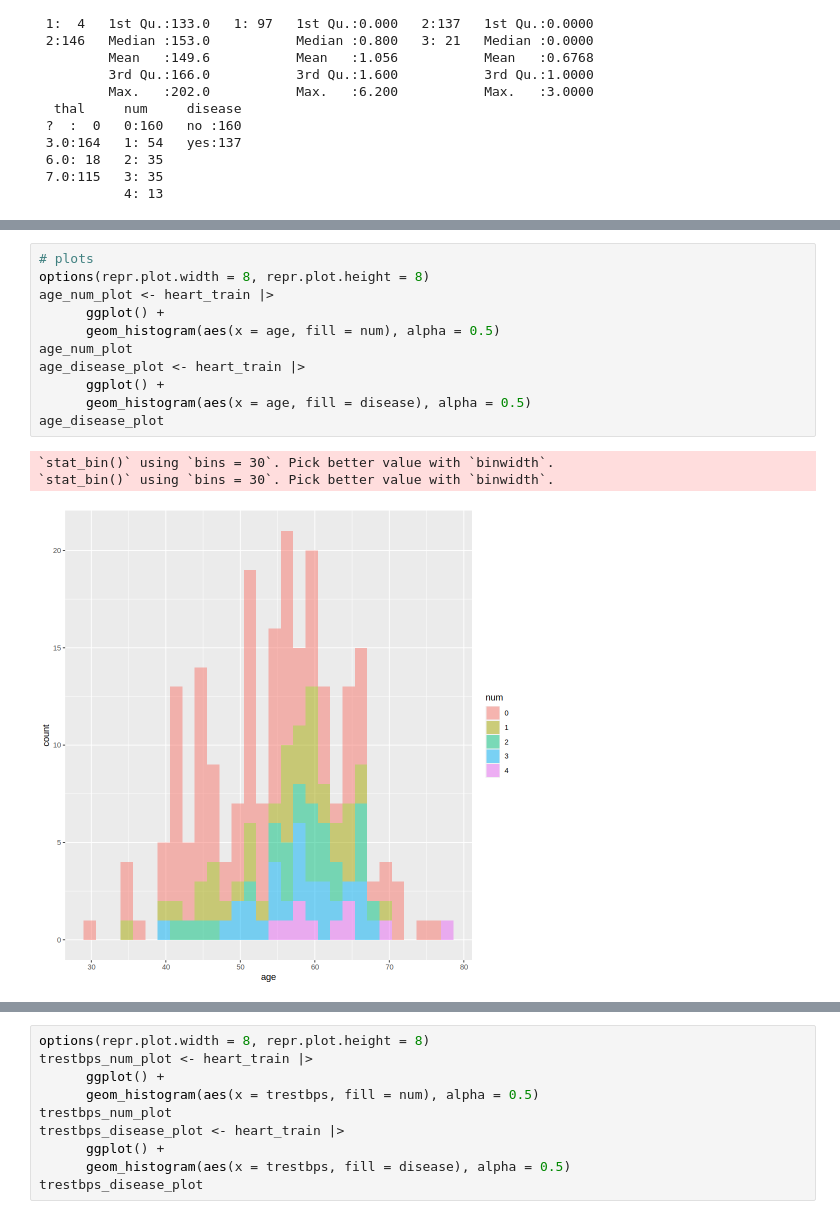
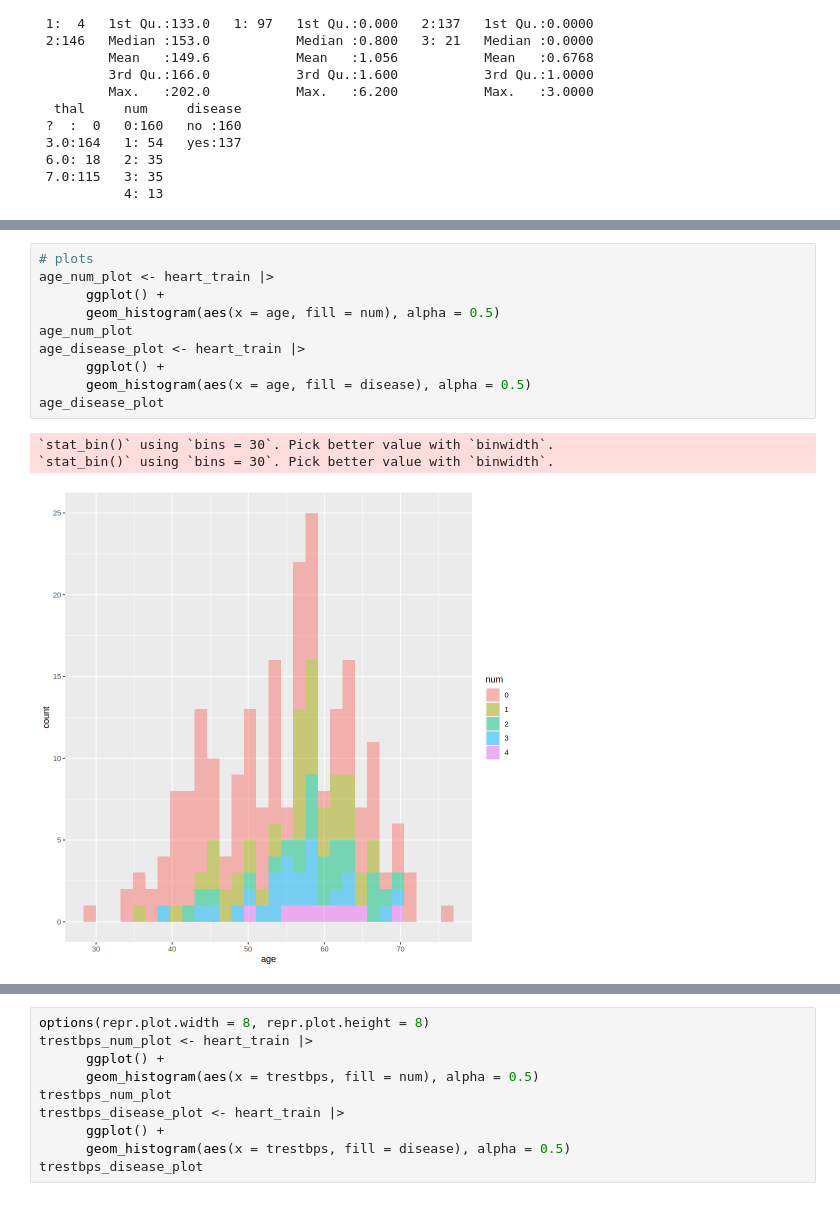
Before and after one commit to xzr10/toy_ds_project, a Jupyter notebook: Untitled.ipynb, the cells around one changed output, grey strips where cells are left out. Saved outputs shown, nothing was run; the diff lists cells and outputs as text.

```diff
--- a/Untitled.ipynb
+++ b/Untitled.ipynb
@@ -135,15 +109,14 @@ A tibble: 2 × 5
 # %%
 # plots
-options(repr.plot.width = 8, repr.plot.height = 8)
 age_num_plot <- heart_train |>
       ggplot() +
       geom_histogram(aes(x = age, fill = num), alpha = 0.5)
 age_num_plot
 age_disease_plot <- heart_train |>
       ggplot() +
       geom_histogram(aes(x = age, fill = disease), alpha = 0.5)
 age_disease_plot
 # %% [output]
 `stat_bin()` using `bins = 30`. Pick better value with `binwidth`.
 `stat_bin()` using `bins = 30`. Pick better value with `binwidth`.
-[figure, old version]
+[figure, new version]
```
Also changed, not shown: parts of 5 cells of this notebook.
